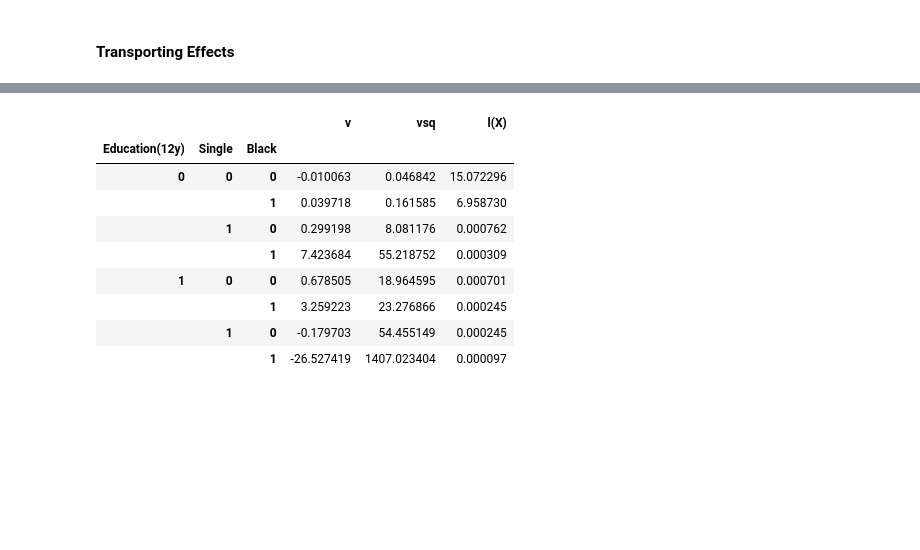
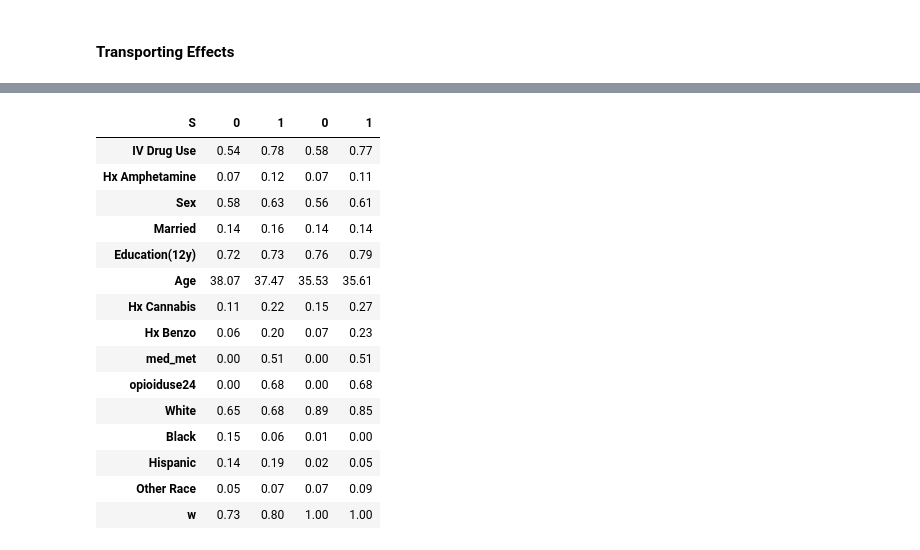
Before and after one commit to harsh-parikh/fuse, a Jupyter notebook: tedsa_analysis.ipynb, the cells around one changed output, grey strips where cells are left out. Saved outputs shown, nothing was run; the diff lists cells and outputs as text; code cells hidden in the pictures; blank space fills up the shorter version.

```diff
--- a/tedsa_analysis.ipynb
+++ b/tedsa_analysis.ipynb
@@ -340,16 +357,38 @@ Number of Selected Trees: 1338
-# %%
-D_forest.groupby(by=["Education(12y)", "Single", "Black"]).mean()[["v", "vsq", "l(X)"]]
-# %% [output]
-|  |  |  | v | vsq | l(X) |
-| Education(12y) | Single | Black |  |  |  |
-| 0 | 0 | 0 | -0.010063 | 0.046842 | 15.072296 |
-|  |  | 1 | 0.039718 | 0.161585 | 6.958730 |
-|  | 1 | 0 | 0.299198 | 8.081176 | 0.000762 |
-|  |  | 1 | 7.423684 | 55.218752 | 0.000309 |
-| 1 | 0 | 0 | 0.678505 | 18.964595 | 0.000701 |
-|  |  | 1 | 3.259223 | 23.276866 | 0.000245 |
-|  | 1 | 0 | -0.179703 | 54.455149 | 0.000245 |
-|  |  | 1 | -26.527419 | 1407.023404 | 0.000097 |
+# %%
+# D_rash = pd.read_csv("tedsa_analysis_forest_rashomon_opt.csv", index_col=0)
+
+# np.random.seed(42)
+# explainer = en.GradientBoostingClassifier(
+#     # base_estimator=tree.DecisionTreeClassifier(max_depth=3)
+# ).fit(D_rash[X1.columns], D_rash["w_opt"])
+
+w = explainer.predict(data_dummy[X.columns])
+data_dummy["w"] = w
+
+pd.concat(
+    [
+        data_dummy.groupby(by="S").mean().T.round(2),
+        data_dummy.loc[data_dummy["w"] == 1].groupby(by="S").mean().T.round(2),
+    ],
+    axis=1,
+)
+# %% [output]
+| S | 0 | 1 | 0 | 1 |
+| IV Drug Use | 0.54 | 0.78 | 0.58 | 0.77 |
+| Hx Amphetamine | 0.07 | 0.12 | 0.07 | 0.11 |
+| Sex | 0.58 | 0.63 | 0.56 | 0.61 |
+| Married | 0.14 | 0.16 | 0.14 | 0.14 |
+| Education(12y) | 0.72 | 0.73 | 0.76 | 0.79 |
+| Age | 38.07 | 37.47 | 35.53 | 35.61 |
+| Hx Cannabis | 0.11 | 0.22 | 0.15 | 0.27 |
+| Hx Benzo | 0.06 | 0.20 | 0.07 | 0.23 |
+| med_met | 0.00 | 0.51 | 0.00 | 0.51 |
+| opioiduse24 | 0.00 | 0.68 | 0.00 | 0.68 |
+| White | 0.65 | 0.68 | 0.89 | 0.85 |
+| Black | 0.15 | 0.06 | 0.01 | 0.00 |
+| Hispanic | 0.14 | 0.19 | 0.02 | 0.05 |
+| Other Race | 0.05 | 0.07 | 0.07 | 0.09 |
+| w | 0.73 | 0.80 | 1.00 | 1.00 |
 # %%
 print(
     r"Pre Pruning, SATE: %.2f ± %.2f"
```
Also changed, not shown: parts of 15 cells of this notebook, 4 other files.
